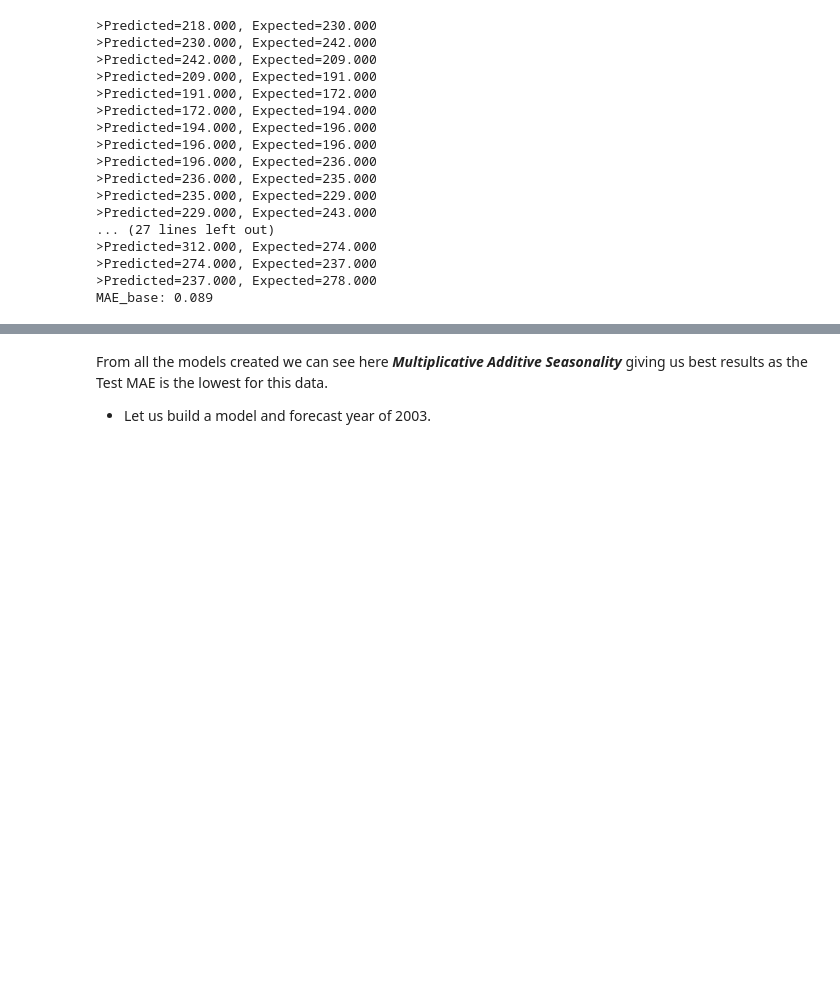
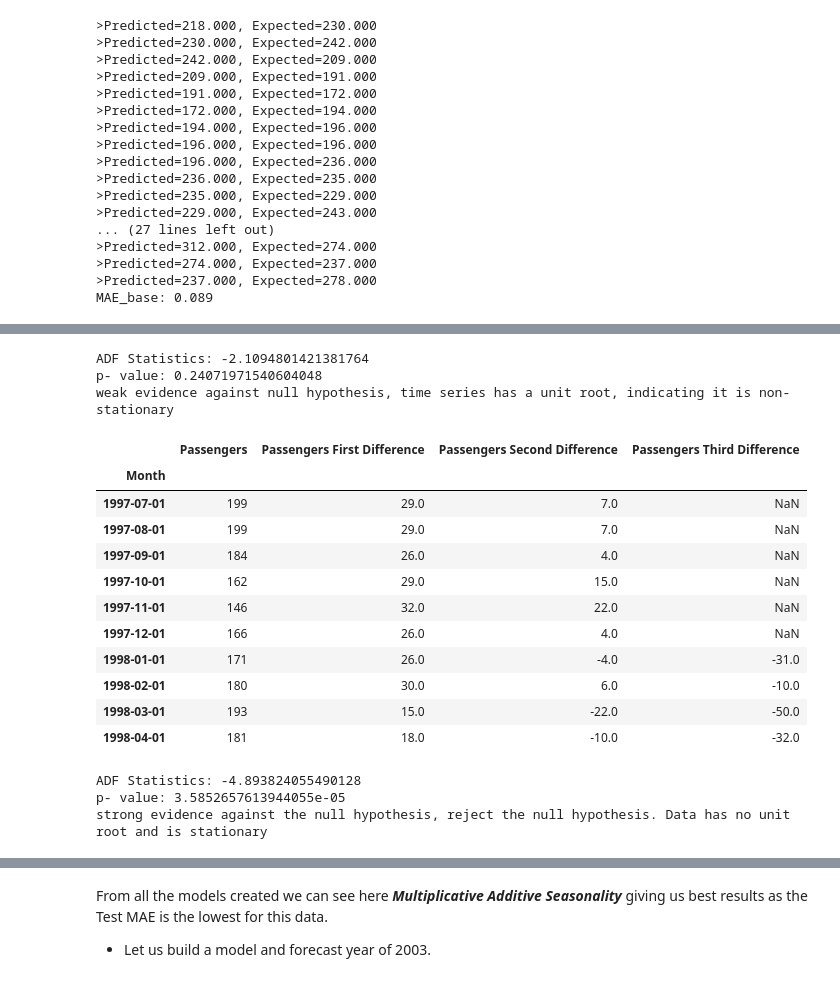
Before and after one commit to manasik29/Assignment_Forecasting_Airline_Passengers_Seats, a Jupyter notebook: Forecasting_Airlines_Passenger_Data.ipynb, the cells around one changed output, grey strips where cells are left out. Drawn from its saved outputs; the diff is of its cells as text; code cells hidden in the pictures; blank space fills up the shorter version.

```diff
--- a/Forecasting_Airlines_Passenger_Data.ipynb
+++ b/Forecasting_Airlines_Passenger_Data.ipynb
@@ -685,0 +597,6 @@ table_mae.sort_values(['MAE_Values'])
+# %%
+adf_test(df_airline['Passengers Second Difference'].dropna())
+# %% [output]
+ADF Statistics: -2.1094801421381764
+p- value: 0.24071971540604048
+weak evidence against null hypothesis, time series has a unit root, indicating it is non-stationary
@@ -685,0 +606,21 @@ table_mae.sort_values(['MAE_Values'])
+# %%
+df_airline.iloc[30:40]
+# %% [output]
+|  | Passengers | Passengers First Difference | Passengers Second Difference | Passengers Third Difference |
+| Month |  |  |  |  |
+| 1997-07-01 | 199 | 29.0 | 7.0 | NaN |
+| 1997-08-01 | 199 | 29.0 | 7.0 | NaN |
+| 1997-09-01 | 184 | 26.0 | 4.0 | NaN |
+| 1997-10-01 | 162 | 29.0 | 15.0 | NaN |
+| 1997-11-01 | 146 | 32.0 | 22.0 | NaN |
+| 1997-12-01 | 166 | 26.0 | 4.0 | NaN |
+| 1998-01-01 | 171 | 26.0 | -4.0 | -31.0 |
+| 1998-02-01 | 180 | 30.0 | 6.0 | -10.0 |
+| 1998-03-01 | 193 | 15.0 | -22.0 | -50.0 |
+| 1998-04-01 | 181 | 18.0 | -10.0 | -32.0 |
+# %%
+adf_test(df_airline['Passengers Third Difference'].dropna())
+# %% [output]
+ADF Statistics: -4.893824055490128
+p- value: 3.5852657613944055e-05
+strong evidence against the null hypothesis, reject the null hypothesis. Data has no unit root and is stationary
```
Also changed, not shown: parts of 39 cells of this notebook.
